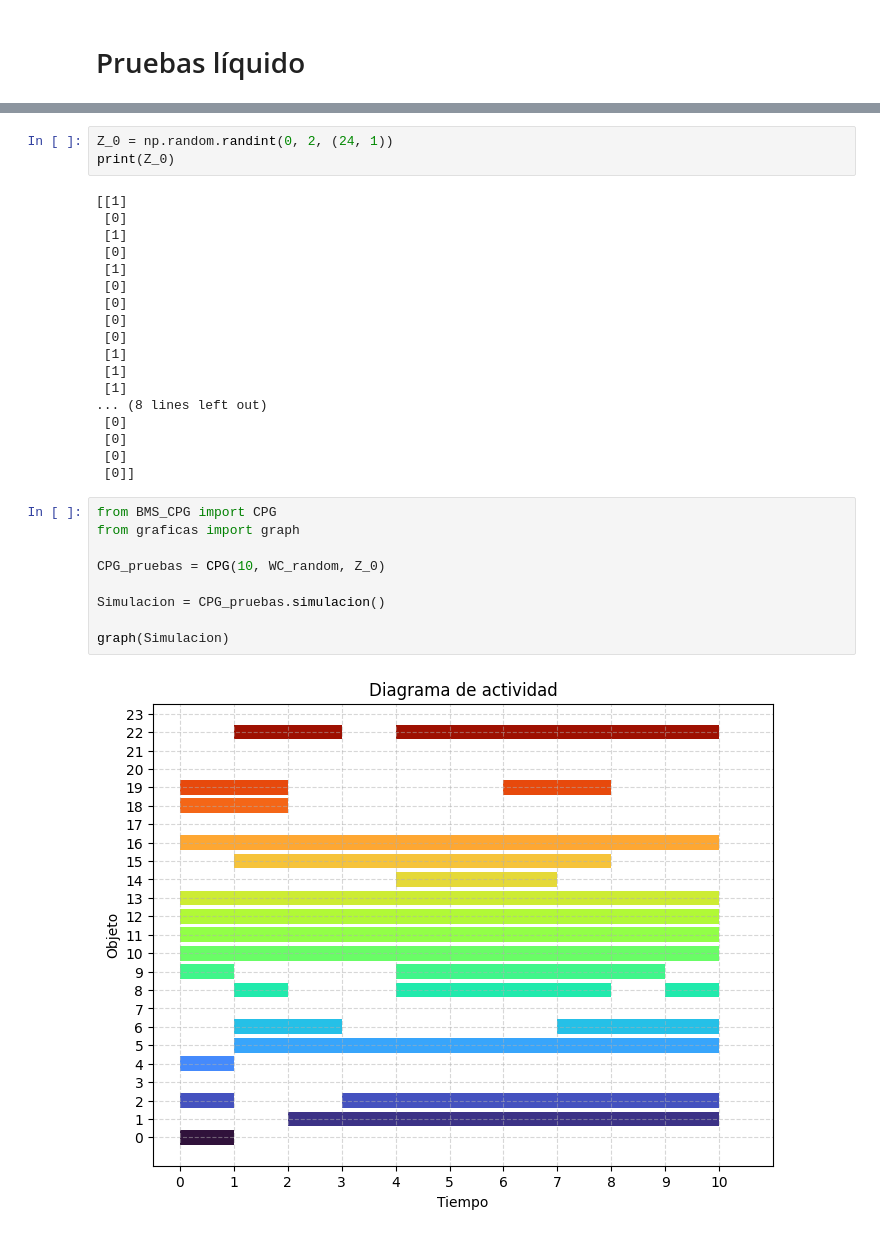
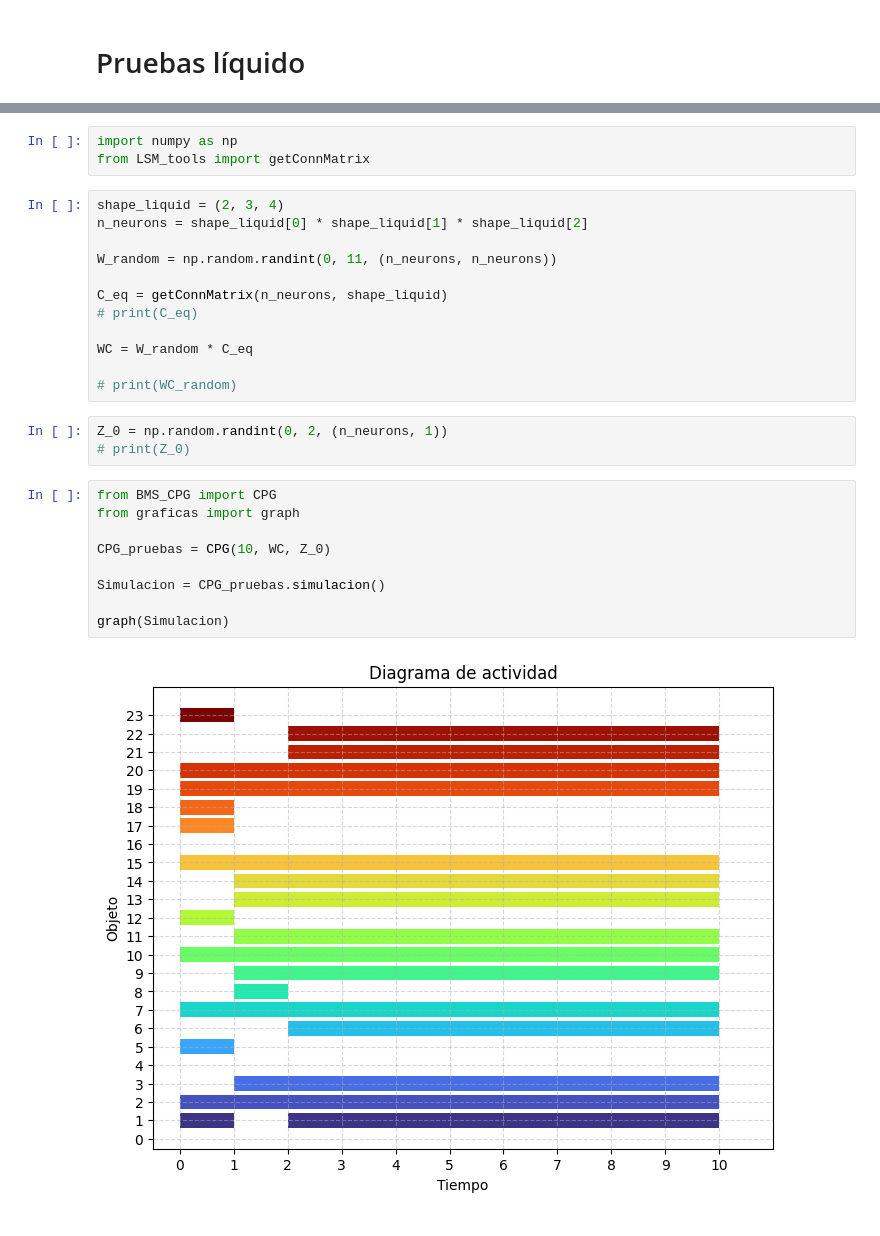
Before and after one commit to Pitzanami/InvestigacionEJ2025, a Jupyter notebook: Pruebas Liquido.ipynb, the cells around one changed output, grey strips where cells are left out. Saved outputs shown, nothing was run; the diff lists cells and outputs as text.

```diff
--- a/Pruebas Liquido.ipynb
+++ b/Pruebas Liquido.ipynb
@@ -34,32 +3,29 @@ print(WC_random)
+# %%
+import numpy as np
+from LSM_tools import getConnMatrix
+# %%
+shape_liquid = (2, 3, 4)
+n_neurons = shape_liquid[0] * shape_liquid[1] * shape_liquid[2]
+
+W_random = np.random.randint(0, 11, (n_neurons, n_neurons))
+
+C_eq = getConnMatrix(n_neurons, shape_liquid)
+# print(C_eq)
+
+WC = W_random * C_eq
+
+# print(WC_random)
 # %%
-Z_0 = np.random.randint(0, 2, (24, 1))
-print(Z_0)
+Z_0 = np.random.randint(0, 2, (n_neurons, 1))
+# print(Z_0)
-# %% [output]
-[[1]
- [0]
- [1]
- [0]
- [1]
- [0]
- [0]
- [0]
- [0]
- [1]
- [1]
- [1]
-... (8 lines left out)
- [0]
- [0]
- [0]
- [0]]
 # %%
 from BMS_CPG import CPG
 from graficas import graph
 
-CPG_pruebas = CPG(10, WC_random, Z_0)
+CPG_pruebas = CPG(10, WC, Z_0)
 
 Simulacion = CPG_pruebas.simulacion()
 
 graph(Simulacion)
 # %% [output]
-[figure, old version]
+[figure, new version]
```
Also changed, not shown: parts of 1 cell of this notebook, 2 other files.
